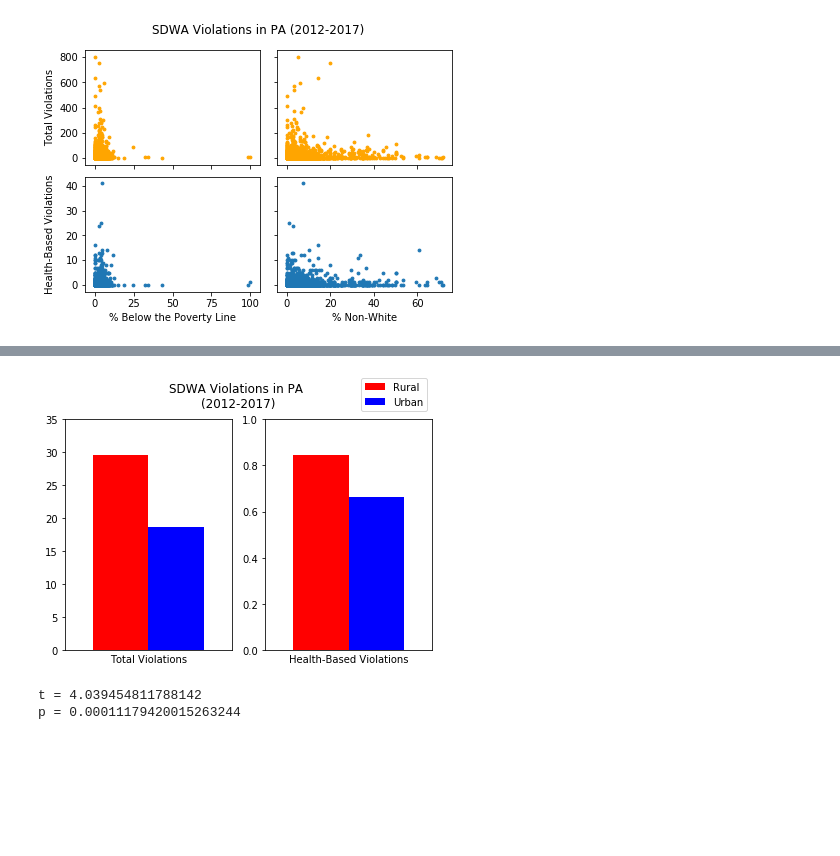
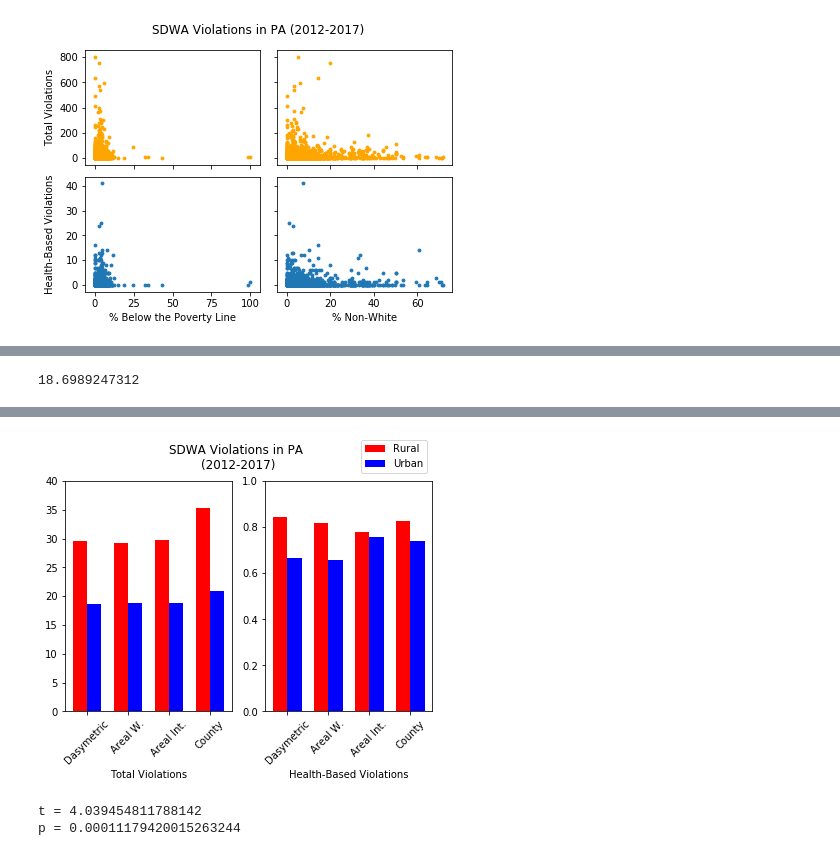
Before and after one commit to zstatmanweil/Thesis, a Jupyter notebook: DataVisualization.ipynb, the cells around one changed output, grey strips where cells are left out. Saved outputs shown, nothing was run; the diff lists cells and outputs as text; code cells hidden in the pictures; blank space fills up the shorter version.

Commit message:
Updated my bar graph to show results of all four of my spatial analysis datasets

```diff
--- a/DataVisualization.ipynb
+++ b/DataVisualization.ipynb
@@ -25,0 +9,10 @@ perc_non_white = df.Percent_Minority
+# %%
+#Create dataframes of my four different datasets.
+df_das = pd.read_csv('Dasymetric_Data.csv')
+df_aw =  pd.read_csv('ArealWeighting_Data.csv')
+df_int =  pd.read_csv('Interpolation_data.csv')
+df_cou =  pd.read_csv('County_Data.csv')
+
+from IPython.display import display
+with pd.option_context ('display.max_columns', None):
+    display(df_das.head(5))
@@ -97 +110,36 @@ print mean_urban_all_vio
+# %%
+# create a bar graph with rural vs. urban data
+# data to plot
+
+# Dasymetric mapping
+mean_rural_all_vio_das = df_das[df_das.Urban_Rural=='Rural'].All_Violations.mean()
+mean_urban_all_vio_das = df_das[df_das.Urban_Rural=='Urban'].All_Violations.mean()
+
+mean_rural_h_vio_das = df_das[df_das.Urban_Rural=='Rural'].Violations_Yes_HealthBased.mean()
+mean_urban_h_vio_das = df_das[df_das.Urban_Rural=='Urban'].Violations_Yes_HealthBased.mean()
+
+# Areal weighting
+mean_rural_all_vio_aw = df_aw[df_aw.Urban_Rural=='Rural'].All_Violations.mean()
+mean_urban_all_vio_aw = df_aw[df_aw.Urban_Rural=='Urban'].All_Violations.mean()
+
+mean_rural_h_vio_aw = df_aw[df_aw.Urban_Rural=='Rural'].Violations_Yes_HealthBased.mean()
+mean_urban_h_vio_aw = df_aw[df_aw.Urban_Rural=='Urban'].Violations_Yes_HealthBased.mean()
+
+# Areal interpolation
+mean_rural_all_vio_int = df_int[df_int.Urban_Rural=='Rural'].All_Violations.mean()
+mean_urban_all_vio_int = df_int[df_int.Urban_Rural=='Urban'].All_Violations.mean()
+
+mean_rural_h_vio_int = df_das[df_int.Urban_Rural=='Rural'].Violations_Yes_HealthBased.mean()
+mean_urban_h_vio_int = df_das[df_int.Urban_Rural=='Urban'].Violations_Yes_HealthBased.mean()
+
+# County
+mean_rural_all_vio_cou = df_cou[df_cou.Urban_Rural=='Rural'].All_Violations.mean()
+mean_urban_all_vio_cou = df_cou[df_cou.Urban_Rural=='Urban'].All_Violations.mean()
+
+mean_rural_h_vio_cou = df_cou[df_cou.Urban_Rural=='Rural'].Violations_Yes_HealthBased.mean()
+mean_urban_h_vio_cou = df_cou[df_cou.Urban_Rural=='Urban'].Violations_Yes_HealthBased.mean()
+
+print mean_urban_all_vio_das
+# %% [output]
+18.6989247312
 # %%
@@ -106,33 +154,42 @@ df[df.Urban_Rural=='Rural'].head(5)
 # %%
 fig, (ax1, ax2) = plt.subplots(1, 2)
 
 # set dimensions
-index = np.arange(1)
-bar_width = 1
+index = np.arange(4)
+bar_width = 0.35
 
 # subplot 1
-ax1.bar(index, mean_rural_all_vio, bar_width, color='r', label="Rural")
-ax1.bar(index + bar_width, mean_urban_all_vio, bar_width, color='b', label="Urban")
-ax1.set_ylim(0, 35)
-ax1.set_xlim(-1, 2)
-ax1.set_xticks([])
+means_rural = (mean_rural_all_vio_das, mean_rural_all_vio_aw, mean_rural_all_vio_int, mean_rural_all_vio_cou)
+means_urban = (mean_urban_all_vio_das, mean_urban_all_vio_aw, mean_urban_all_vio_int, mean_urban_all_vio_cou)
+
+rects1 = ax1.bar(index, means_rural, bar_width, color = 'r')
+rects2 = ax1.bar(index + bar_width, means_urban, bar_width, color ='b')
+
+ax1.set_ylim(0, 40)
+ax1.set_xticks(index + bar_width/2)
+ax1.set_xticklabels(('Dasymetric', 'Areal W.', 'Areal Int.', 'County'), rotation=45)
 ax1.set_xlabel("Total Violations")
+
 #ax1.legend()
 
 # subplot 2
-ax2.bar(index, mean_rural_h_vio, bar_width, color='r', label="Rural")
-ax2.bar(index + bar_width, mean_urban_h_vio, bar_width, color='b', label="Urban")
+means_rural = (mean_rural_h_vio_das, mean_rural_h_vio_aw, mean_rural_h_vio_int, mean_rural_h_vio_cou)
+means_urban = (mean_urban_h_vio_das, mean_urban_h_vio_aw, mean_urban_h_vio_int, mean_urban_h_vio_cou)
+
+rects1 = ax2.bar(index, means_rural, bar_width, color = 'r', label='Rural')
+rects2 = ax2.bar(index + bar_width, means_urban, bar_width, color ='b', label='Urban')
+
 ax2.set_ylim(0, 1)
-ax2.set_xlim(-1, 2)
-ax2.set_xticks([])
+ax2.set_xticks(index + bar_width/2)
+ax2.set_xticklabels(('Dasymetric', 'Areal W.', 'Areal Int.', 'County'), rotation=45)
 ax2.set_xlabel("Health-Based Violations")
 ax2.legend(bbox_to_anchor=(1, 1.2))
 
 fig.suptitle("SDWA Violations in PA \n(2012-2017)")
 fig.subplots_adjust(top=0.85, bottom=0.05, left=0.1, right=0.95,hspace=0.1,
                     wspace=0.2)
 # %% [output]
-[figure, old version]
+[figure, new version]
 # %%
 #Use the internal scipy function to conduct a two-tailed t-test
 
```
Also changed, not shown: parts of 11 cells of this notebook.
